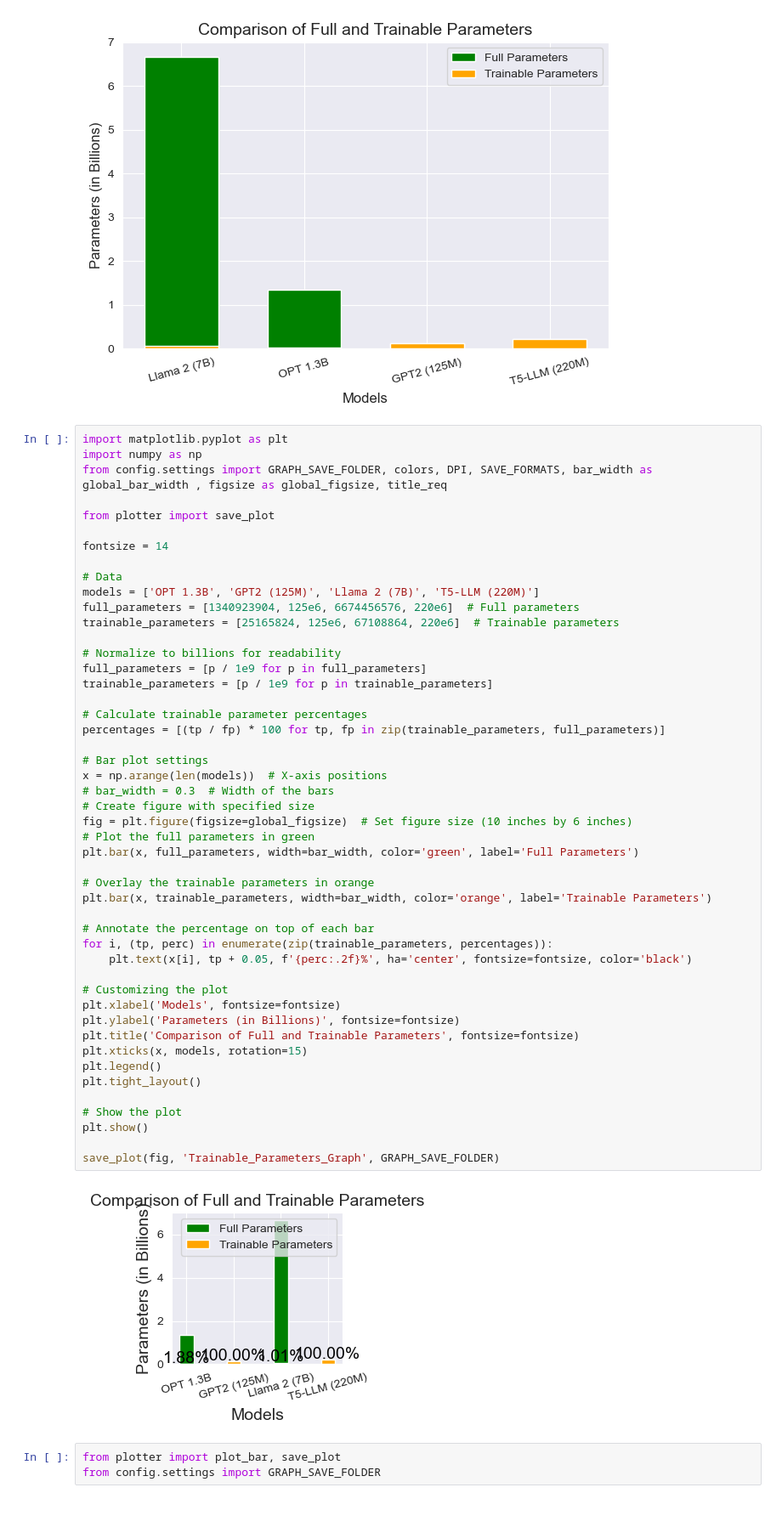
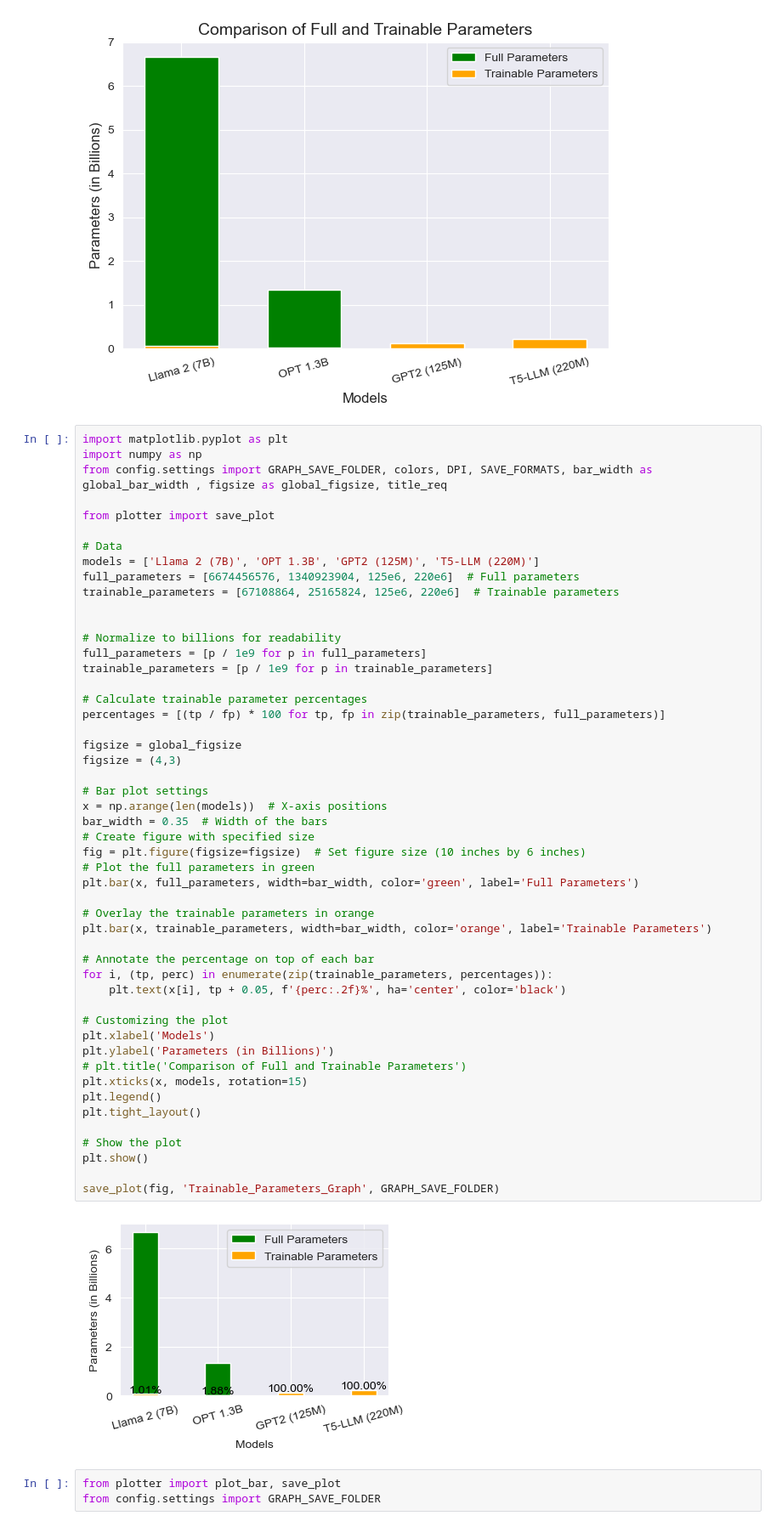
Before and after one commit to MPTCP-FreeBSD/Graphs-Viz-L4S-LLM, a Jupyter notebook: Other Graphs/main.ipynb, the cells around one changed output. Shown at 85% size. Drawn from its saved outputs; the diff is of its cells as text.

```diff
--- a/Other Graphs/main.ipynb
+++ b/Other Graphs/main.ipynb
@@ -72,49 +72,51 @@ from config.settings import GRAPH_SAVE_FOLDER, colors, DPI, SAVE_FORMATS, bar_wi
 
 from plotter import save_plot
 
-fontsize = 14
+# Data
+models = ['Llama 2 (7B)', 'OPT 1.3B', 'GPT2 (125M)', 'T5-LLM (220M)']
+full_parameters = [6674456576, 1340923904, 125e6, 220e6]  # Full parameters
+trainable_parameters = [67108864, 25165824, 125e6, 220e6]  # Trainable parameters
 
-# Data
-models = ['OPT 1.3B', 'GPT2 (125M)', 'Llama 2 (7B)', 'T5-LLM (220M)']
-full_parameters = [1340923904, 125e6, 6674456576, 220e6]  # Full parameters
-trainable_parameters = [25165824, 125e6, 67108864, 220e6]  # Trainable parameters
 
 # Normalize to billions for readability
 full_parameters = [p / 1e9 for p in full_parameters]
 trainable_parameters = [p / 1e9 for p in trainable_parameters]
 
 # Calculate trainable parameter percentages
 percentages = [(tp / fp) * 100 for tp, fp in zip(trainable_parameters, full_parameters)]
 
+figsize = global_figsize
+figsize = (4,3)
+
 # Bar plot settings
 x = np.arange(len(models))  # X-axis positions
-# bar_width = 0.3  # Width of the bars
+bar_width = 0.35  # Width of the bars
 # Create figure with specified size
-fig = plt.figure(figsize=global_figsize)  # Set figure size (10 inches by 6 inches)
+fig = plt.figure(figsize=figsize)  # Set figure size (10 inches by 6 inches)
 # Plot the full parameters in green
 plt.bar(x, full_parameters, width=bar_width, color='green', label='Full Parameters')
 
 # Overlay the trainable parameters in orange
 plt.bar(x, trainable_parameters, width=bar_width, color='orange', label='Trainable Parameters')
 
 # Annotate the percentage on top of each bar
 for i, (tp, perc) in enumerate(zip(trainable_parameters, percentages)):
-    plt.text(x[i], tp + 0.05, f'{perc:.2f}%', ha='center', fontsize=fontsize, color='black')
+    plt.text(x[i], tp + 0.05, f'{perc:.2f}%', ha='center', color='black')
 
 # Customizing the plot
-plt.xlabel('Models', fontsize=fontsize)
-plt.ylabel('Parameters (in Billions)', fontsize=fontsize)
-plt.title('Comparison of Full and Trainable Parameters', fontsize=fontsize)
+plt.xlabel('Models')
+plt.ylabel('Parameters (in Billions)')
+# plt.title('Comparison of Full and Trainable Parameters')
 plt.xticks(x, models, rotation=15)
 plt.legend()
 plt.tight_layout()
 
 # Show the plot
 plt.show()
 
 save_plot(fig, 'Trainable_Parameters_Graph', GRAPH_SAVE_FOLDER)
 # %% [output]
-[figure, old version]
+[figure, new version]
 # %%
 from plotter import plot_bar, save_plot
 from config.settings import GRAPH_SAVE_FOLDER
```
Also changed, not shown: parts of 3 cells of this notebook, 10 other files.
